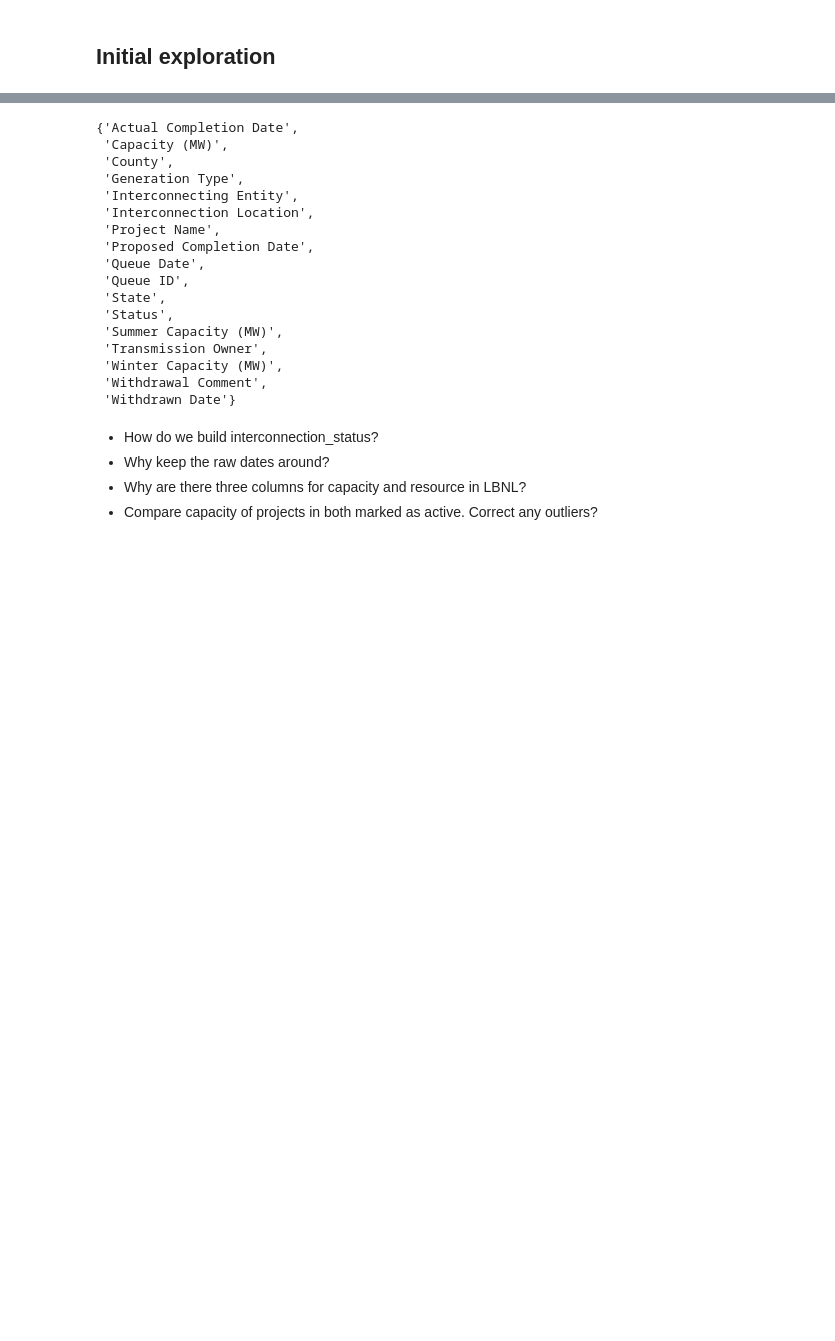
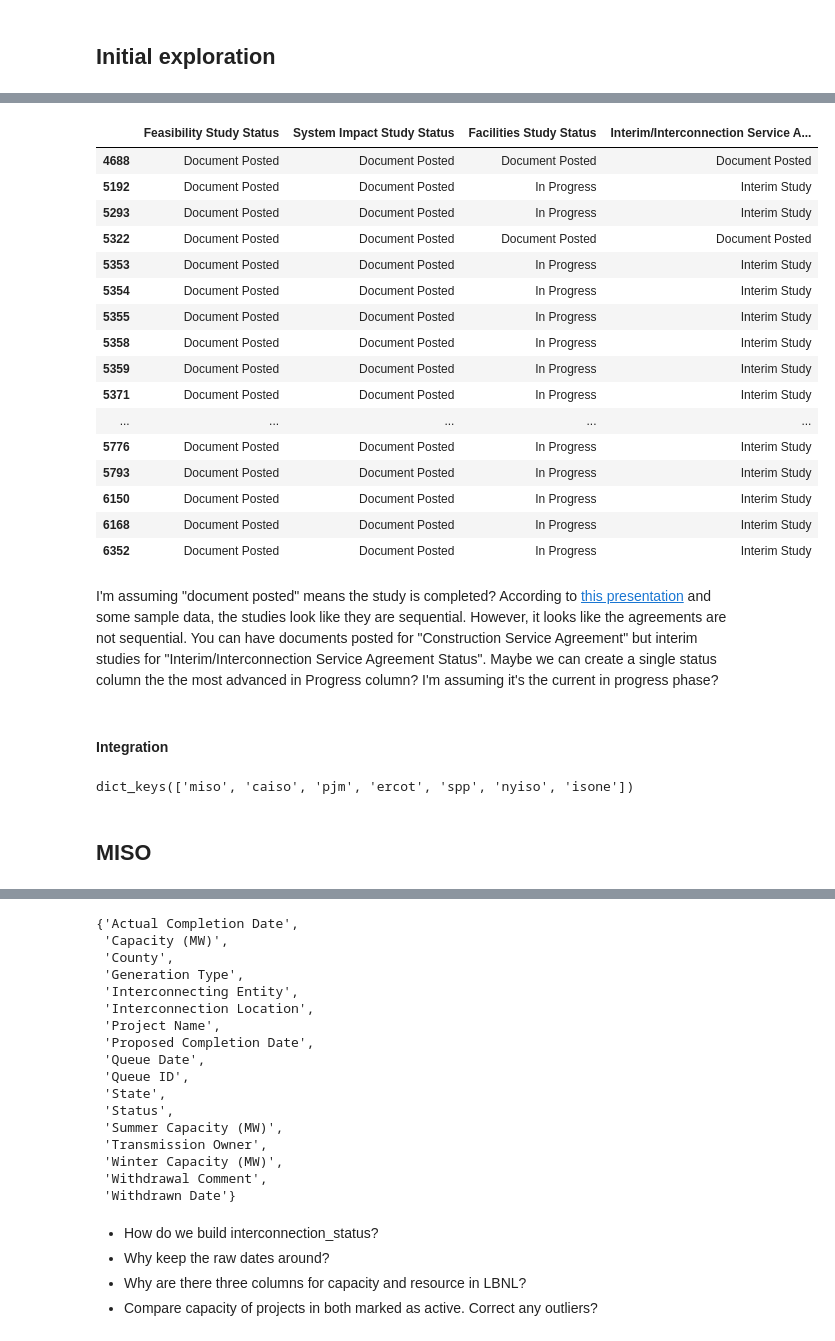
Before and after one commit to deployment-gap-model-education-fund/deployment-gap-model, a Jupyter notebook: notebooks/41-bdn-gridstatus-integration.ipynb, the cells around one changed output, grey strips where cells are left out. Drawn from its saved outputs; the diff is of its cells as text; code cells hidden in the pictures; blank space fills up the shorter version.

```diff
--- a/notebooks/41-bdn-gridstatus-integration.ipynb
+++ b/notebooks/41-bdn-gridstatus-integration.ipynb
@@ -117,13 +252,13 @@ import dbcp
 
 # These are the latest revision numbers as of 11/21/23
 iso_queue_versions: dict[str, str] = {
-    "miso": "1700421299874397",
-    "caiso": "1700421300276308",
-    "pjm": "1700020724428445",
-    "ercot": "1700421300661013",
-    "spp": "1700421301054116",
-    "nyiso": "1700421301493460",
-    "isone": "1700421301888688",
+    "miso": "1701730379212665",
+    "caiso": "1701730379782773",
+    "pjm": "1701730380346804",
+    "ercot": "1701730380870486",
+    "spp": "1701730381410448",
+    "nyiso": "1701730381901584",
+    "isone": "1701730382409516",
 }
 
 gs_dfs = dbcp.extract.gridstatus_isoqueues.extract(iso_queue_versions)
@@ -132,0 +508,3 @@ Enter the authorization code:  4/0AfJohXk7kBpQs7utEvdGB89UngWQWCHNWOwvO4qVkcQPXq
+# %%
+pjm = gs_dfs["pjm"]
+pjm.head()
@@ -132,0 +534,13 @@ Enter the authorization code:  4/0AfJohXk7kBpQs7utEvdGB89UngWQWCHNWOwvO4qVkcQPXq
+# %%
+active_pjm = pjm.query("Status == 'Active'")
+
+status_cols = {
+    "Feasibility Study Status": "completed_feasibility_study",
+    "System Impact Study Status": "completed_system_impact_study",
+    "Facilities Study Status": "completed_facilities_study_status",
+    "Interim/Interconnection Service Agreement Status": "ia_executed",
+}
+
+for col in status_cols:
+    print(active_pjm[col].value_counts(dropna=False))
+    print()
@@ -132,0 +574,28 @@ Enter the authorization code:  4/0AfJohXk7kBpQs7utEvdGB89UngWQWCHNWOwvO4qVkcQPXq
+# %%
+active_pjm[~active_pjm["Interim/Interconnection Service Agreement Status"].isna()][status_cols]
+# %% [output]
+|  | Feasibility Study Status | System Impact Study Status | Facilities Study Status | Interim/Interconnection Service A... |
+| 4688 | Document Posted | Document Posted | Document Posted | Document Posted |
+| 5192 | Document Posted | Document Posted | In Progress | Interim Study |
+| 5293 | Document Posted | Document Posted | In Progress | Interim Study |
+| 5322 | Document Posted | Document Posted | Document Posted | Document Posted |
+| 5353 | Document Posted | Document Posted | In Progress | Interim Study |
+| 5354 | Document Posted | Document Posted | In Progress | Interim Study |
+| 5355 | Document Posted | Document Posted | In Progress | Interim Study |
+| 5358 | Document Posted | Document Posted | In Progress | Interim Study |
+| 5359 | Document Posted | Document Posted | In Progress | Interim Study |
+| 5371 | Document Posted | Document Posted | In Progress | Interim Study |
+| ... | ... | ... | ... | ... |
+| 5776 | Document Posted | Document Posted | In Progress | Interim Study |
+| 5793 | Document Posted | Document Posted | In Progress | Interim Study |
+| 6150 | Document Posted | Document Posted | In Progress | Interim Study |
+| 6168 | Document Posted | Document Posted | In Progress | Interim Study |
+| 6352 | Document Posted | Document Posted | In Progress | Interim Study |
+# %% [markdown]
+I'm assuming "document posted" means the study is completed? According to [this presentation](https://www.pjm.com/-/media/committees-groups/task-forces/iprtf/postings/interconnection-process-overview.ashx) and some sample data, the studies look like they are sequential. However, it looks like the agreements are not sequential. You can have documents posted for  "Construction Service Agreement" but interim studies for "Interim/Interconnection Service Agreement Status". Maybe we can create a single status column the the most advanced in Progress column? I'm assuming it's the current in progress phase?
+# %% [markdown]
+#### Integration
+# %%
+gs_dfs.keys()
+# %% [output]
+dict_keys(['miso', 'caiso', 'pjm', 'ercot', 'spp', 'nyiso', 'isone'])
@@ -132,0 +617,2 @@ Enter the authorization code:  4/0AfJohXk7kBpQs7utEvdGB89UngWQWCHNWOwvO4qVkcQPXq
+# %% [markdown]
+## MISO
```
Also changed, not shown: parts of 85 cells of this notebook, 2 other files.
